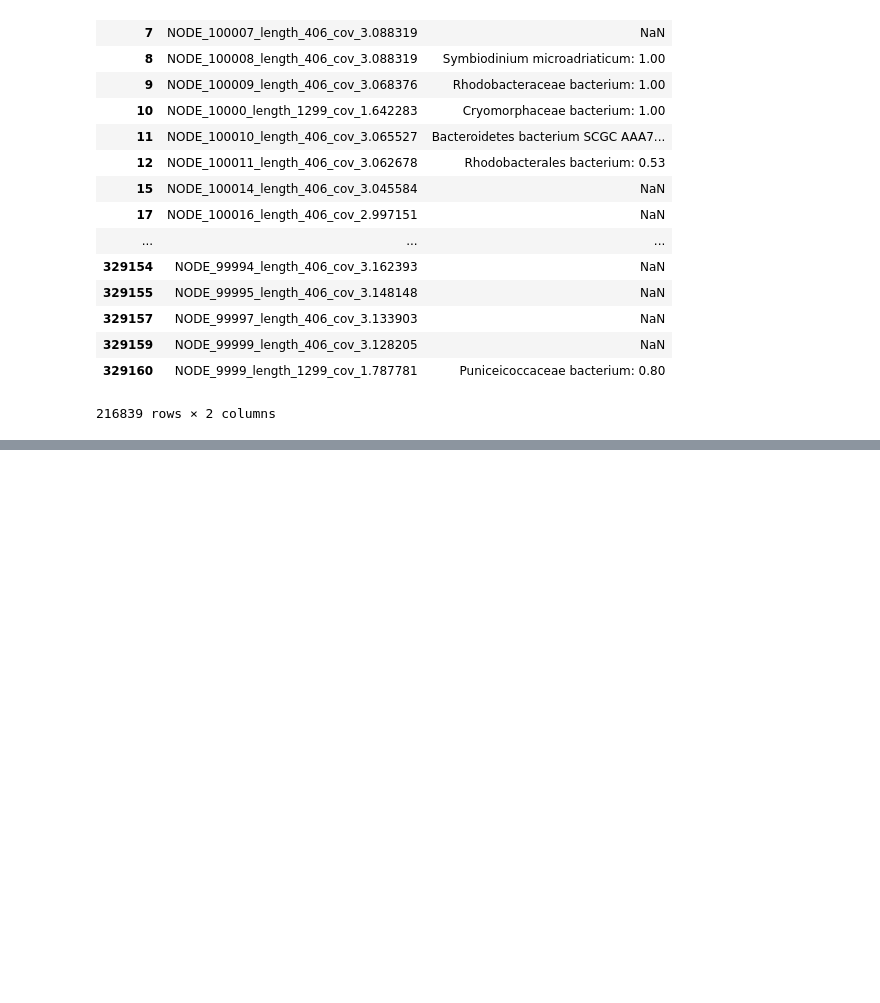
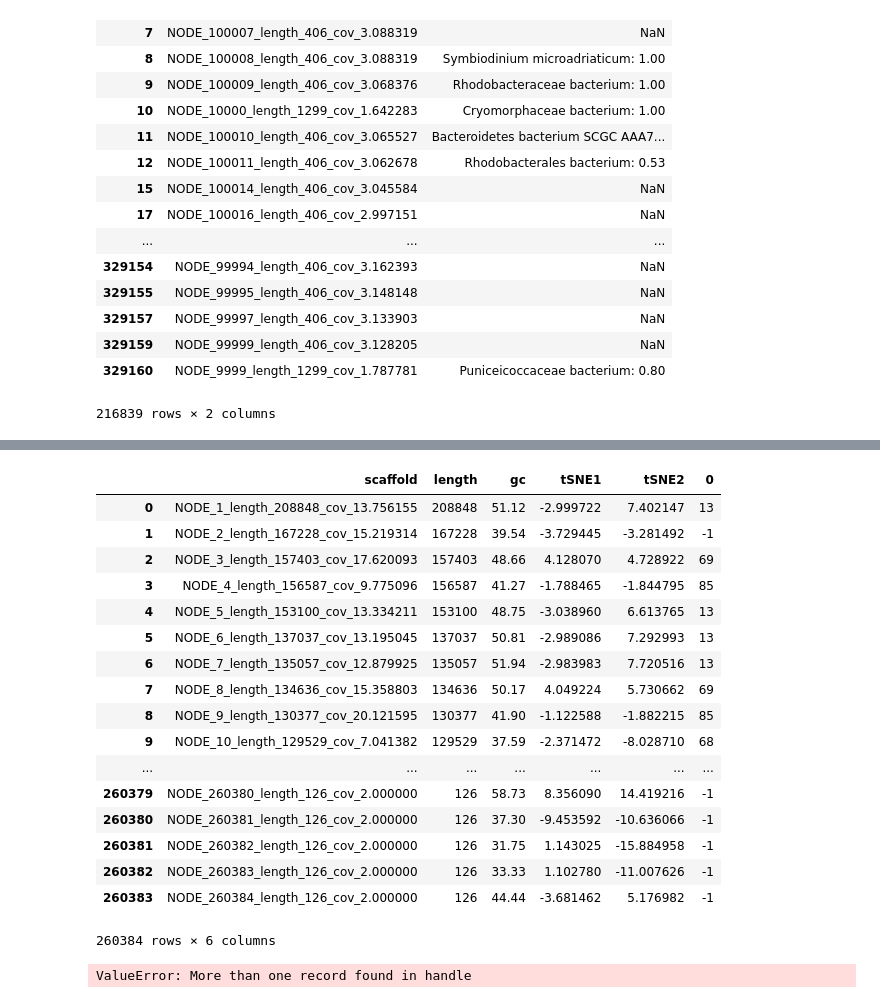
Before and after one commit to ash-bell/Python_notebooks, a Jupyter notebook: Anvi'o scripts.ipynb, the cells around one changed output, grey strips where cells are left out. Cells and saved outputs as stored; diff of their text form; code cells hidden in the pictures; blank space fills up the shorter version.

```diff
--- a/Anvi'o scripts.ipynb
+++ b/Anvi'o scripts.ipynb
@@ -1472,0 +1554,25 @@ done
+# %%
+df2 = pd.DataFrame(clusterer.labels_)
+df = df.reset_index(drop=True)
+# %%
+df3 = pd.concat([df, df2], axis = 1)
+df3
+# %% [output]
+|  | scaffold | length | gc | tSNE1 | tSNE2 | 0 |
+| 0 | NODE_1_length_208848_cov_13.756155 | 208848 | 51.12 | -2.999722 | 7.402147 | 13 |
+| 1 | NODE_2_length_167228_cov_15.219314 | 167228 | 39.54 | -3.729445 | -3.281492 | -1 |
+| 2 | NODE_3_length_157403_cov_17.620093 | 157403 | 48.66 | 4.128070 | 4.728922 | 69 |
+| 3 | NODE_4_length_156587_cov_9.775096 | 156587 | 41.27 | -1.788465 | -1.844795 | 85 |
+| 4 | NODE_5_length_153100_cov_13.334211 | 153100 | 48.75 | -3.038960 | 6.613765 | 13 |
+| 5 | NODE_6_length_137037_cov_13.195045 | 137037 | 50.81 | -2.989086 | 7.292993 | 13 |
+| 6 | NODE_7_length_135057_cov_12.879925 | 135057 | 51.94 | -2.983983 | 7.720516 | 13 |
+| 7 | NODE_8_length_134636_cov_15.358803 | 134636 | 50.17 | 4.049224 | 5.730662 | 69 |
+| 8 | NODE_9_length_130377_cov_20.121595 | 130377 | 41.90 | -1.122588 | -1.882215 | 85 |
+| 9 | NODE_10_length_129529_cov_7.041382 | 129529 | 37.59 | -2.371472 | -8.028710 | 68 |
+| ... | ... | ... | ... | ... | ... | ... |
+| 260379 | NODE_260380_length_126_cov_2.000000 | 126 | 58.73 | 8.356090 | 14.419216 | -1 |
+| 260380 | NODE_260381_length_126_cov_2.000000 | 126 | 37.30 | -9.453592 | -10.636066 | -1 |
+| 260381 | NODE_260382_length_126_cov_2.000000 | 126 | 31.75 | 1.143025 | -15.884958 | -1 |
+| 260382 | NODE_260383_length_126_cov_2.000000 | 126 | 33.33 | 1.102780 | -11.007626 | -1 |
+| 260383 | NODE_260384_length_126_cov_2.000000 | 126 | 44.44 | -3.681462 | 5.176982 | -1 |
+260384 rows × 6 columns
@@ -1472,0 +1585,7 @@ done
+# %%
+from Bio import SeqIO
+import umap
+record = SeqIO.read("/home/minion/Desktop/2654_12_AE1712_C16_N8_14_200m.qtrimmed.fasta", "fasta")
+record[0]
+# %% [output]
+ValueError: More than one record found in handle
```
Also changed, not shown: parts of 10 cells of this notebook.
